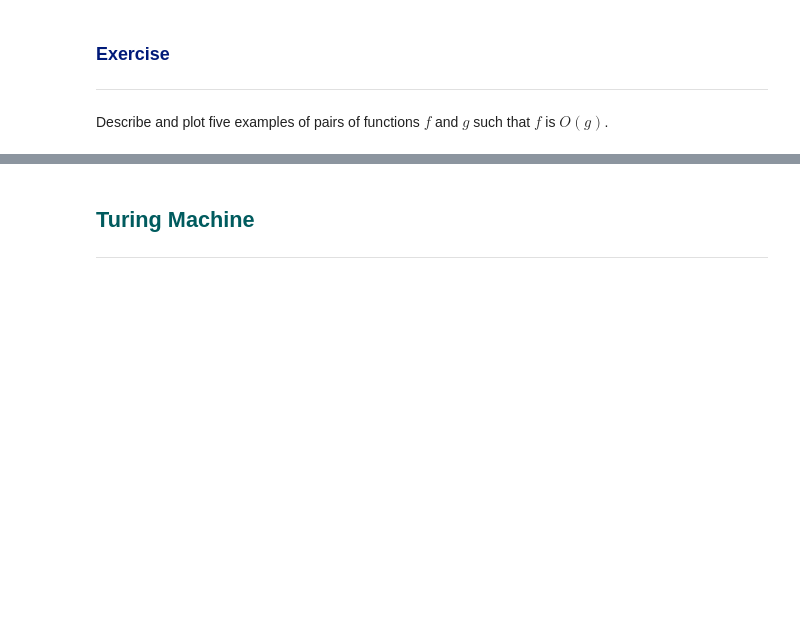
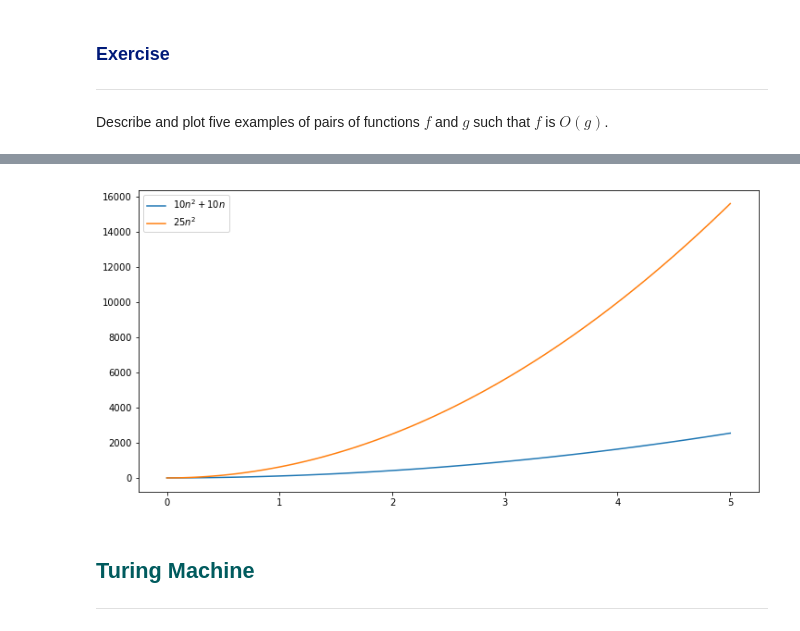
Before and after one commit to shanemcdonagh/emergingtechnologies, a Jupyter notebook: content/computation.ipynb, the cells around one changed output, grey strips where cells are left out. Cells and saved outputs as stored; diff of their text form; code cells hidden in the pictures; blank space fills up the shorter version.

```diff
--- a/content/computation.ipynb
+++ b/content/computation.ipynb
@@ -141,3 +192,27 @@ plt.show();
+# %%
+# Example 5:
+# f = 10n^2 + 10n ≤ 25n^2 (25 being c and n being 𝑔(𝑛))
+# To prove: 10n^2 + 10n = O(n^2)
+
+# Create a figure.
+fig, ax = plt.subplots(figsize=(12, 6))
+
+# n values.
+n = np.linspace(0.0, 5.0, 100)
+
+# Plot f(n).
+ax.plot(n, (10*n)**2 + (10*n), label="$10n^2 + 10n$")
+
+# Plot cg(n).
+ax.plot(n, (25*n)**2, label="$25n^2$")
+
+# Legend.
+ax.legend()
+
+# Show.
+plt.show();
+# %% [output]
+[figure, added]
 # %% [markdown]
 <h2 style="color: rgb(0, 91, 94);">Turing Machine</h2>
 
```
Also changed, not shown: parts of 6 cells of this notebook.
